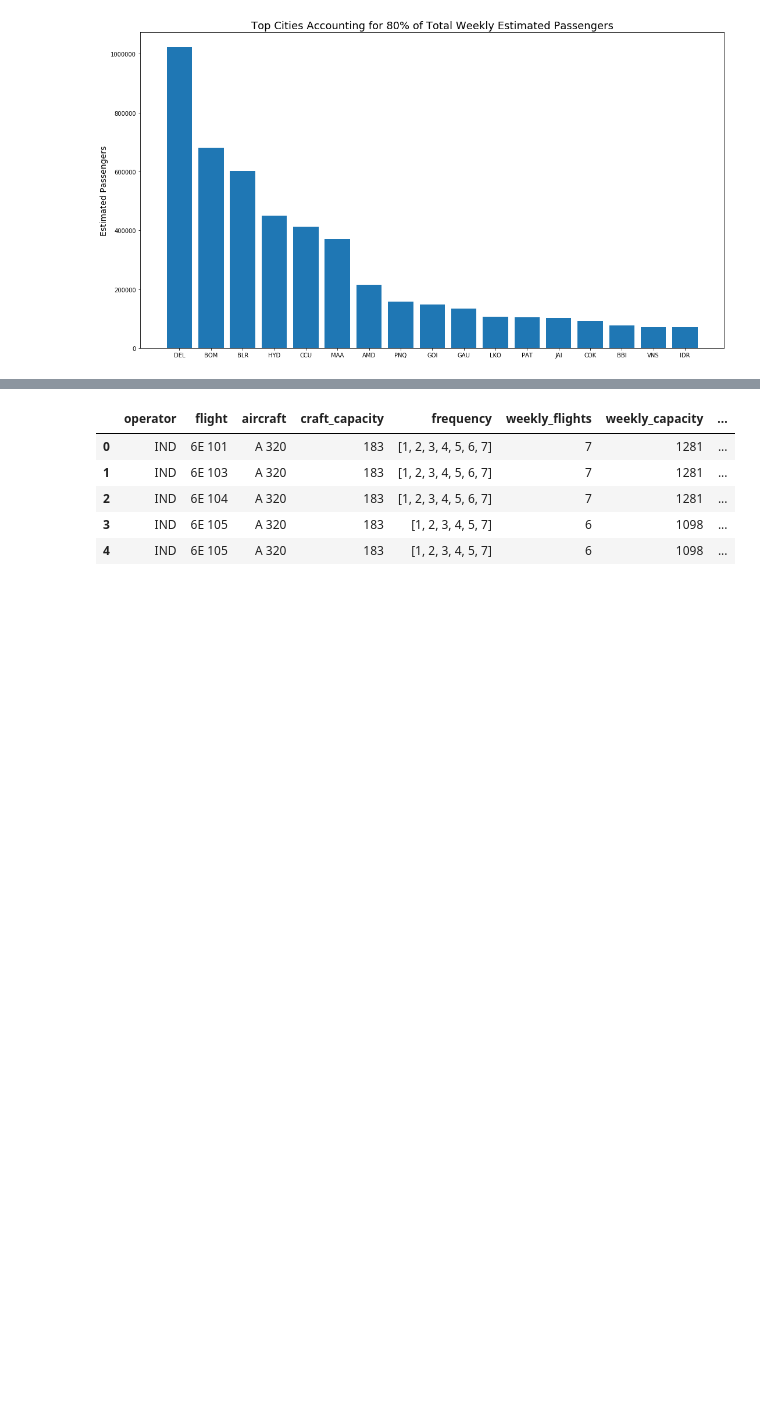
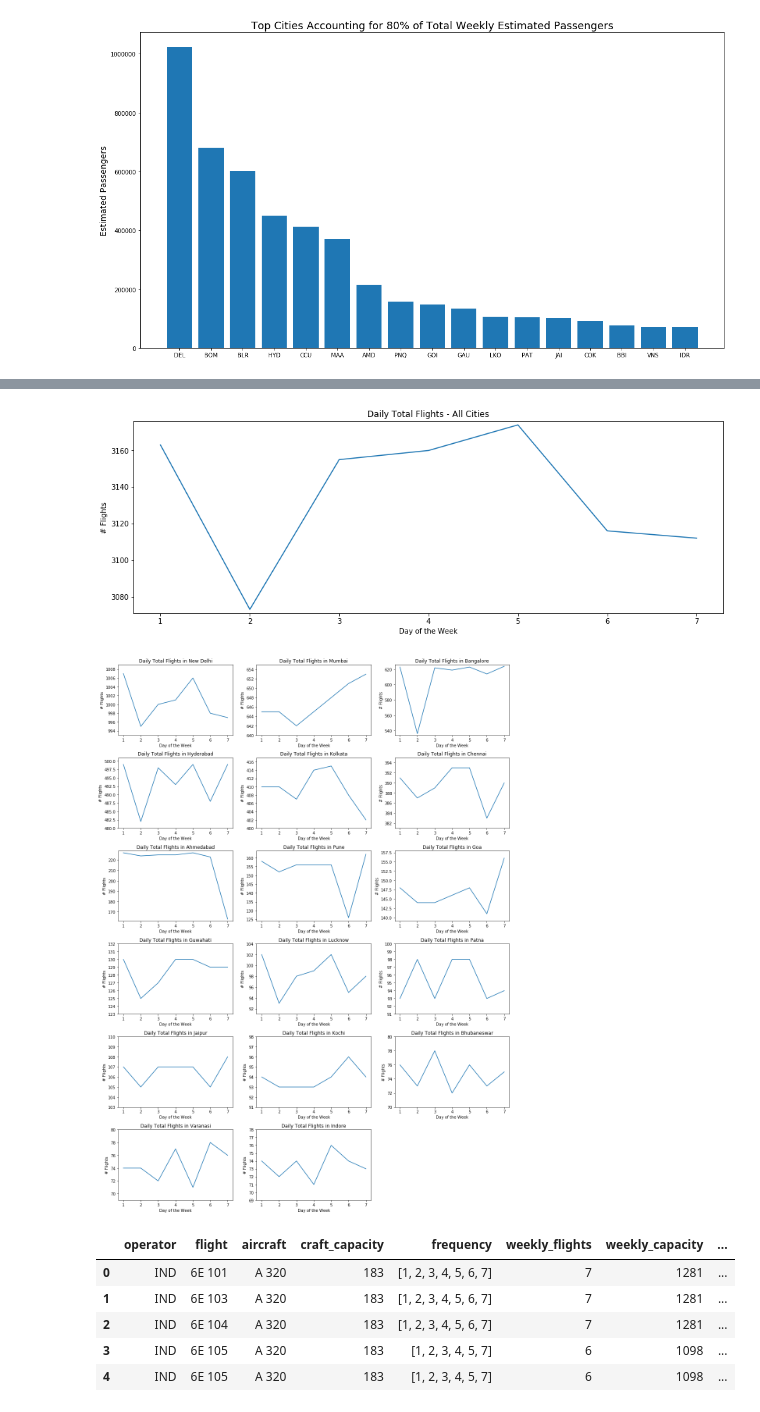
Before and after one commit to sanjeevgadre/Portfolio-Airport-Traffic, a Jupyter notebook: city-analysis.ipynb, the cells around one changed output, grey strips where cells are left out. Drawn from its saved outputs; the diff is of its cells as text; code cells hidden in the pictures; blank space fills up the shorter version.

Commit message:
Extended City Analysis to include Day-of-Week charts

```diff
--- a/city-analysis.ipynb
+++ b/city-analysis.ipynb
@@ -167,3 +177,44 @@ Cities accounting for 80% of total estimated weekly passengers:
+# %%
+plt.figure(figsize = (15, 5))
+
+idx = [i for i in range(dat.shape[0]) if dat['from'][i] != 'DEL' or dat['to'][i] != 'DEL']
+sdat = dat.iloc[idx, :]
+daily_flight_count = []
+for i in range(1,8,1):
+    foo = 'day_'+str(i)
+    daily_flight_count.append(sdat.groupby([foo, 'from'])[foo].count()[1].sum())
+
+plt.plot(np.arange(1,8,1), daily_flight_count)
+plt.ylim((min(daily_flight_count) - 2, max(daily_flight_count) + 2))
+plt.xlabel('Day of the Week')
+plt.ylabel('# Flights')
+plt.title('Daily Total Flights - All Cities')
+plt.show()
+
+plt.figure(figsize = (15, 20))
+subplot_= 1
+for city_code in top_cities_code:
+    daily_flight_count = []
+    idx = [i for i in range(dat.shape[0]) if dat['from'][i] == city_code or dat['to'][i] == city_code]
+    sdat = dat.iloc[idx, :]
+
+    for i in range(1,8,1):
+        foo = 'day_'+str(i)
+        daily_flight_count.append(sdat.groupby([foo, 'from'])[foo].count()[1].sum())
+
+    plt.subplot(6,3, subplot_)
+    subplot_ = subplot_ + 1
+    plt.plot(np.arange(1,8,1), daily_flight_count)
+    plt.ylim((min(daily_flight_count) - 2, max(daily_flight_count) + 2))
+    plt.xlabel('Day of the Week')
+    plt.ylabel('# Flights')
+    plt.title('Daily Total Flights in %s' % codes_to_city[city_code])
+
+plt.tight_layout()
+plt.show()
+# %% [output]
+[figure, added]
+[figure, added]
 # %%
 dat.head()
 # %% [output]
```
Also changed, not shown: parts of 5 cells of this notebook, 1 other file.
